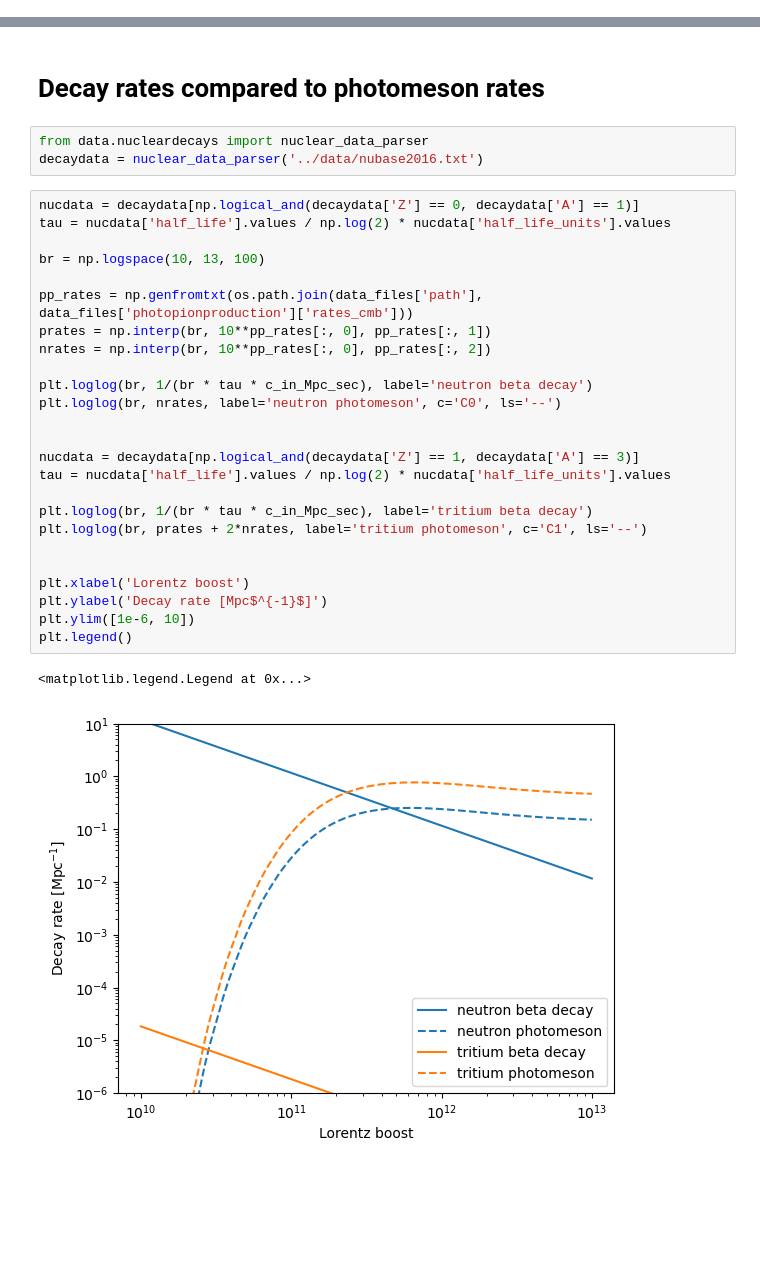
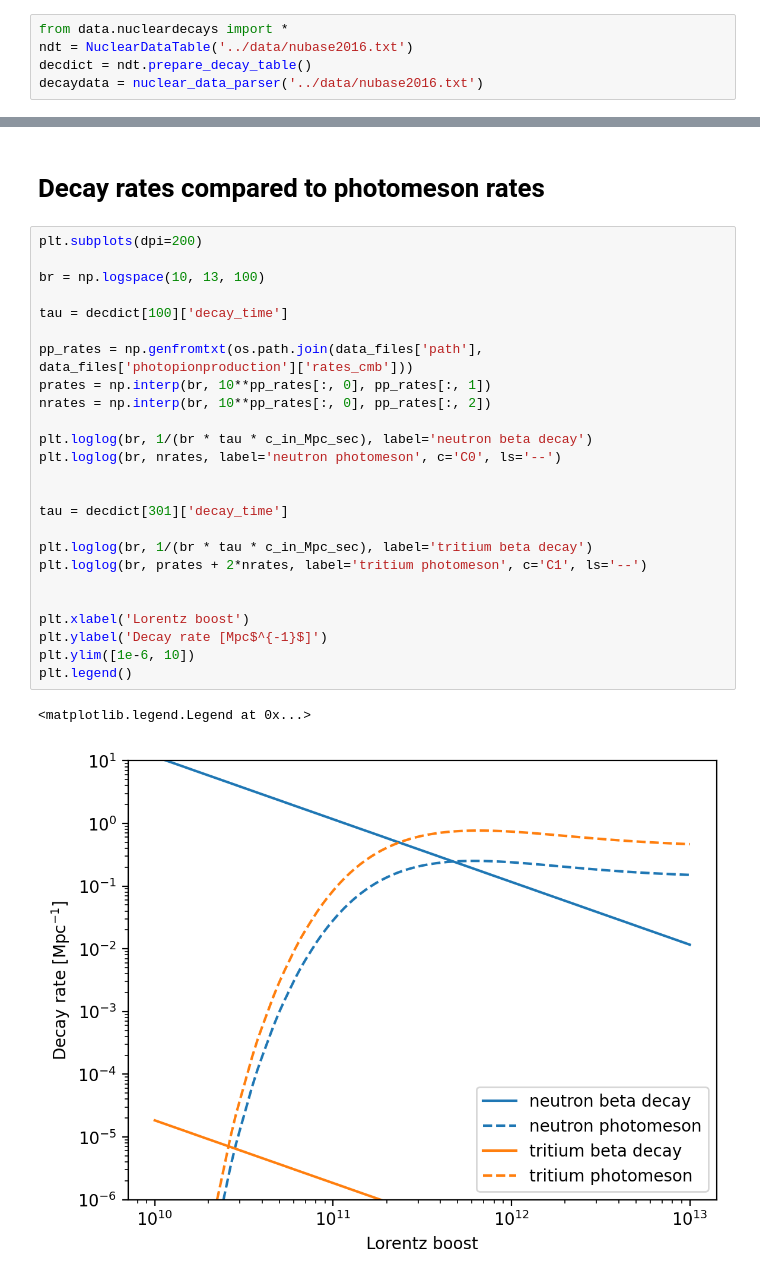
Before and after one commit to mohller/crisp, a Jupyter notebook: examples/Nuclear_Decays.ipynb, the cells around one changed output, grey strips where cells are left out. Saved outputs shown, nothing was run; the diff lists cells and outputs as text; blank space fills up the shorter version.

Commit message:
Added figure with decays of nuclei

```diff
--- a/examples/Nuclear_Decays.ipynb
+++ b/examples/Nuclear_Decays.ipynb
@@ -35,3 +35,8 @@ data_files['photodisintegration']['rates_ebl'] = 'Photodisintegration/rate_IRB_S
 data_files['photodisintegration']['branchings_ebl'] = 'Photodisintegration/branching_IRB_Stecker16_upper.txt'
 
 ic1 = InteractionCore_CRPropA_pdis(data_files)
+# %%
+from data.nucleardecays import *
+ndt = NuclearDataTable('../data/nubase2016.txt')
+decdict = ndt.prepare_decay_table()
+decaydata = nuclear_data_parser('../data/nubase2016.txt')
@@ -38,33 +103,30 @@ ic1 = InteractionCore_CRPropA_pdis(data_files)
 # %% [markdown]
 # Decay rates compared to photomeson rates
-# %%
-from data.nucleardecays import nuclear_data_parser
-decaydata = nuclear_data_parser('../data/nubase2016.txt')
 # %%
-nucdata = decaydata[np.logical_and(decaydata['Z'] == 0, decaydata['A'] == 1)]
-tau = nucdata['half_life'].values / np.log(2) * nucdata['half_life_units'].values
+plt.subplots(dpi=200)
 
 br = np.logspace(10, 13, 100)
+
+tau = decdict[100]['decay_time']
 
 pp_rates = np.genfromtxt(os.path.join(data_files['path'], data_files['photopionproduction']['rates_cmb']))
 prates = np.interp(br, 10**pp_rates[:, 0], pp_rates[:, 1])
 nrates = np.interp(br, 10**pp_rates[:, 0], pp_rates[:, 2])
 
 plt.loglog(br, 1/(br * tau * c_in_Mpc_sec), label='neutron beta decay')
 plt.loglog(br, nrates, label='neutron photomeson', c='C0', ls='--')
 
 
-nucdata = decaydata[np.logical_and(decaydata['Z'] == 1, decaydata['A'] == 3)]
-tau = nucdata['half_life'].values / np.log(2) * nucdata['half_life_units'].values
+tau = decdict[301]['decay_time']
 
 plt.loglog(br, 1/(br * tau * c_in_Mpc_sec), label='tritium beta decay')
 plt.loglog(br, prates + 2*nrates, label='tritium photomeson', c='C1', ls='--')
 
 
 plt.xlabel('Lorentz boost')
 plt.ylabel('Decay rate [Mpc$^{-1}$]')
 plt.ylim([1e-6, 10])
 plt.legend()
 # %% [output]
 <matplotlib.legend.Legend at 0x...>
-[figure, old version]
+[figure, new version]
```
Also changed, not shown: parts of 3 cells of this notebook.
